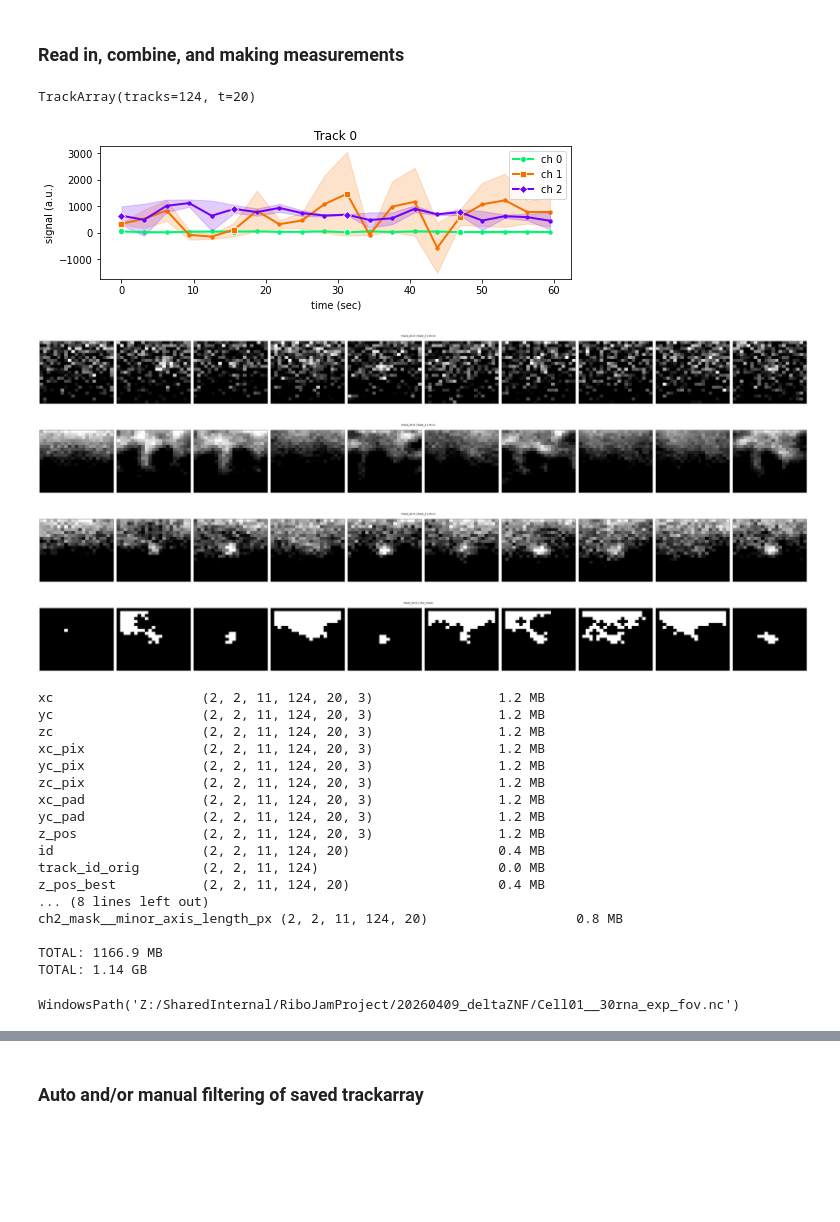
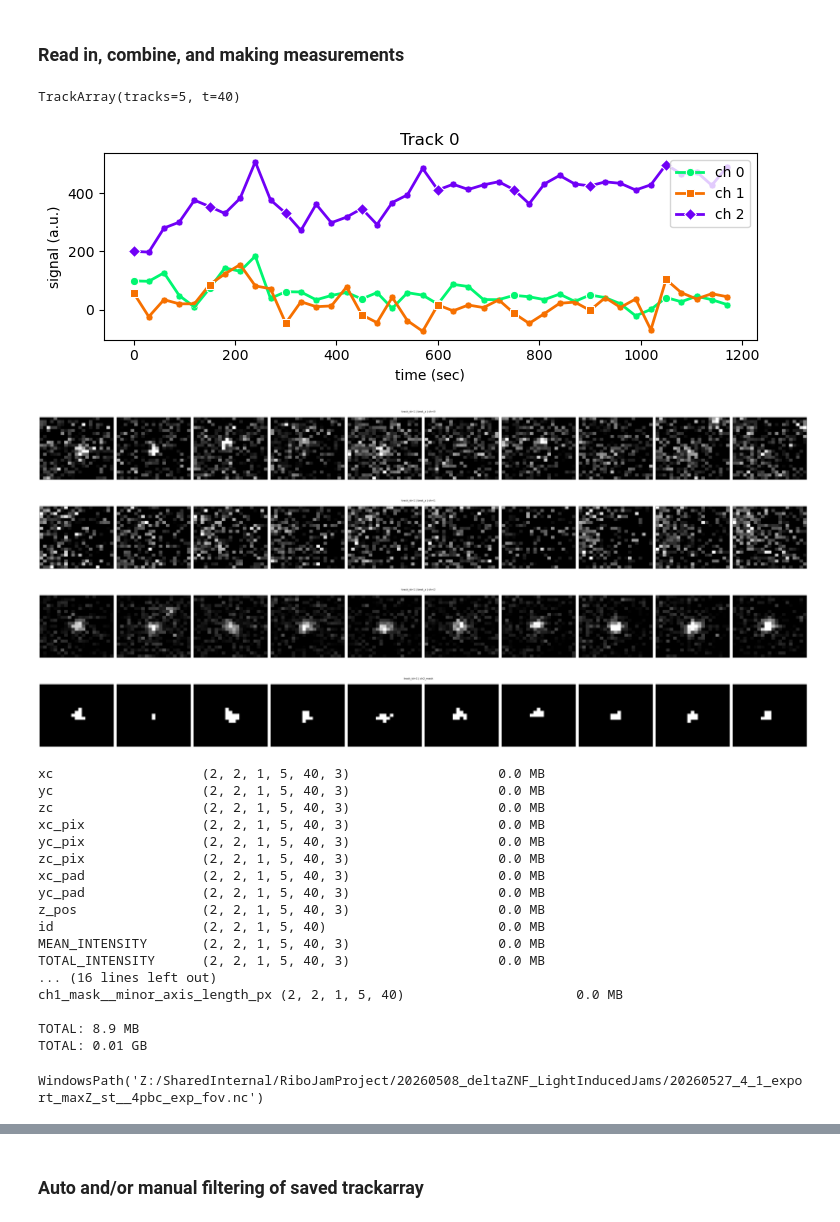
Before and after one commit to timstasevich/croparray, a Jupyter notebook: notebooks/CombineMeasureTrackArrays.ipynb, the cells around one changed output, grey strips where cells are left out. Cells and saved outputs as stored; diff of their text form; code cells hidden in the pictures; blank space fills up the shorter version.

```diff
--- a/notebooks/CombineMeasureTrackArrays.ipynb
+++ b/notebooks/CombineMeasureTrackArrays.ipynb
@@ -11,16 +11,17 @@ from pathlib import Path
 # ============================
 
 # Files & Directories
-DATA_DIR_1 = Path(r"Z:\SharedInternal\RiboJamProject\20260409_deltaZNF\WT_U2OS\norm_KDM5B\CropArrays")
-DATA_DIR_2 = Path(r"Z:\SharedInternal\RiboJamProject\20260409_deltaZNF\dZNF\Norm_KD\CropArrays")
-DATA_DIR_3 = Path(r"Z:\SharedInternal\RiboJamProject\20260409_deltaZNF\WT_U2OS\SA\CropArrays")
-DATA_DIR_4 = Path(r"don't have data")
-OUTPUT = Path(r"Z:\SharedInternal\RiboJamProject\20260409_deltaZNF")
+DATA_DIR_1 = Path(r"Z:\SharedInternal\RiboJamProject\20260527_10sec_637nm_induced\20260527_4_1_export\TrackArrays")
+DATA_DIR_2 = Path(r"Z:\SharedInternal\RiboJamProject\20260527_10sec_637nm_induced\20260527_4_1_export\TrackArrays")
+DATA_DIR_3 = Path(r"Z:\SharedInternal\RiboJamProject\20260527_10sec_637nm_induced\20260527_4_1_export\TrackArrays")
+DATA_DIR_4 = Path(r"Z:\SharedInternal\RiboJamProject\20260527_10sec_637nm_induced\20260527_4_1_export\TrackArrays")
+DATA_DIR_5 = Path(r"don't have data")
+OUTPUT = Path(r"Z:\SharedInternal\RiboJamProject\20260527_10sec_637nm_induced")
 
-nc_files_1 = sorted(DATA_DIR_1.glob("*.nc"))
-nc_files_2 = sorted(DATA_DIR_2.glob("*.nc"))
-nc_files_3 = sorted(DATA_DIR_3.glob("*.nc"))
-nc_files_4 = []
+nc_files_1 = sorted(DATA_DIR_1.glob("20260527_4_1_export_maxZ_st.nc"))
+nc_files_2 = sorted(DATA_DIR_2.glob("20260527_4_1_export_maxZ_ha.nc"))
+nc_files_3 = sorted(DATA_DIR_2.glob("20260527_4_1_export_maxZ-pb-labeled_st.nc"))
+nc_files_4 = sorted(DATA_DIR_2.glob("20260527_4_1_export_maxZ-pb-labeled_ha.nc"))
 
 # Nested grouping: outer list = rna, inner list = znf
 # GROUPS[rna][znf] -> list of .nc files for that condition
@@ -28,8 +29,8 @@ GROUPS = [
     [nc_files_1, nc_files_2],  # KDM5B:         +ZNF598, -ZNF598
     [nc_files_3, nc_files_4],  # KDM5B-XBP1SA:  +ZNF598, -ZNF598
 ]
-DIMS = ["rna", "exp", "fov"]  # dims added during concatenation (outermost to innermost)
-LABELS = [["KDM5B", "KDM5B-XBP1SA"], ["+ZNF598", "-ZNF598"], None]  # None = auto-label fovs by filename #
+DIMS = ["pbc", "exp", "fov"]  # dims added during concatenation (outermost to innermost)
+LABELS = [["no PB-cor", "PB-cor"], ["SunTag", "smHA"], None]  # None = auto-label fovs by filename #
 
 # Measurement parameters
 REF_CH = 2  # Channel used to pick best z plane (only used when z was not tracked)
@@ -55,11 +56,11 @@ my_ta = ca.build.open_measure_concat(
 # my_ta = ca.track_array(my_ca, as_object=True)
 my_ta
 # %% [output]
-TrackArray(tracks=124, t=20)
+TrackArray(tracks=5, t=40)
 # %%
-my_ta.isel(exp=0, fov=0).tplot.plot_track_signal_traces(track_ids=[0]);
+my_ta.isel(pbc=1, exp=0, fov=0).tplot.plot_track_signal_traces(track_ids=[0]);
 # %% [output]
-[figure, old version]
+[figure, new version]
 # %%
 # Create binary masks from "best_z" so can measure morphological properties.
 my_ta.ops.apply(
@@ -82,13 +83,13 @@ my_ta.ops.apply(
 );
 # %%
 # Check masks, if desired (without napari)
-my_ta.isel(rna=0, exp=0, fov=0).tplot.plot_trackarray_crops(track_ids=[0],t=(0,10,1),suppress_labels=True);
-my_ta.isel(rna=0, exp=0, fov=0).tplot.plot_trackarray_crops(track_ids=[0],t=(0,10,1),suppress_labels=True,layer="ch2_mask");
+my_ta.isel(pbc=0, exp=0, fov=0).tplot.plot_trackarray_crops(track_ids=[1],t=(0,10,1),suppress_labels=True);
+my_ta.isel(pbc=0, exp=0, fov=0).tplot.plot_trackarray_crops(track_ids=[1],t=(0,10,1),suppress_labels=True,layer="ch2_mask");
 # %% [output]
-[figure, old version]
+[figure, new version]
-[figure, old version]
+[figure, new version]
-[figure, old version]
+[figure, new version]
-[figure, old version]
+[figure, new version]
 # %%
 # Check masks with napari
 viewer, layers = my_ta.napari.montage_viewer(
@@ -115,32 +116,32 @@ for name, da in my_ta.ds.data_vars.items():
 print(f"\nTOTAL: {total / 1024**2:.1f} MB")
 print(f"TOTAL: {total / 1024**3:.2f} GB")
 # %% [output]
-xc                   (2, 2, 11, 124, 20, 3)                1.2 MB
-yc                   (2, 2, 11, 124, 20, 3)                1.2 MB
-zc                   (2, 2, 11, 124, 20, 3)                1.2 MB
-xc_pix               (2, 2, 11, 124, 20, 3)                1.2 MB
-yc_pix               (2, 2, 11, 124, 20, 3)                1.2 MB
-zc_pix               (2, 2, 11, 124, 20, 3)                1.2 MB
-xc_pad               (2, 2, 11, 124, 20, 3)                1.2 MB
-yc_pad               (2, 2, 11, 124, 20, 3)                1.2 MB
-z_pos                (2, 2, 11, 124, 20, 3)                1.2 MB
-id                   (2, 2, 11, 124, 20)                   0.4 MB
-track_id_orig        (2, 2, 11, 124)                       0.0 MB
-z_pos_best           (2, 2, 11, 124, 20)                   0.4 MB
-... (8 lines left out)
-ch2_mask__minor_axis_length_px (2, 2, 11, 124, 20)                   0.8 MB
+xc                   (2, 2, 1, 5, 40, 3)                   0.0 MB
+yc                   (2, 2, 1, 5, 40, 3)                   0.0 MB
+zc                   (2, 2, 1, 5, 40, 3)                   0.0 MB
+xc_pix               (2, 2, 1, 5, 40, 3)                   0.0 MB
+yc_pix               (2, 2, 1, 5, 40, 3)                   0.0 MB
+zc_pix               (2, 2, 1, 5, 40, 3)                   0.0 MB
+xc_pad               (2, 2, 1, 5, 40, 3)                   0.0 MB
+yc_pad               (2, 2, 1, 5, 40, 3)                   0.0 MB
+z_pos                (2, 2, 1, 5, 40, 3)                   0.0 MB
+id                   (2, 2, 1, 5, 40)                      0.0 MB
+MEAN_INTENSITY       (2, 2, 1, 5, 40, 3)                   0.0 MB
+TOTAL_INTENSITY      (2, 2, 1, 5, 40, 3)                   0.0 MB
+... (16 lines left out)
+ch1_mask__minor_axis_length_px (2, 2, 1, 5, 40)                      0.0 MB
 
-TOTAL: 1166.9 MB
-TOTAL: 1.14 GB
+TOTAL: 8.9 MB
+TOTAL: 0.01 GB
 # %%
 # =======================================
 # SAVE YOUR WORK TO A NEW CROP/TRACKARRAY
 # =======================================
-track_n_max=550 # Can be useful to save memory; random, but loss of some data
+track_n_max=550000 # Can be useful to save memory; random, but loss of some data
 my_file = ca.io.save_croparray(my_ta.isel(track_id=slice(0, track_n_max)), output_dir=OUTPUT)
 my_file
 # %% [output]
-WindowsPath('Z:/SharedInternal/RiboJamProject/20260409_deltaZNF/Cell01__30rna_exp_fov.nc')
+WindowsPath('Z:/SharedInternal/RiboJamProject/20260508_deltaZNF_LightInducedJams/20260527_4_1_export_maxZ_st__4pbc_exp_fov.nc')
 # %%
 # check your saved data; note concatenation history is saved
 temp = ca.tools.open_trackarray(my_file)
```
Also changed, not shown: parts of 6 cells of this notebook, 3 other files.
